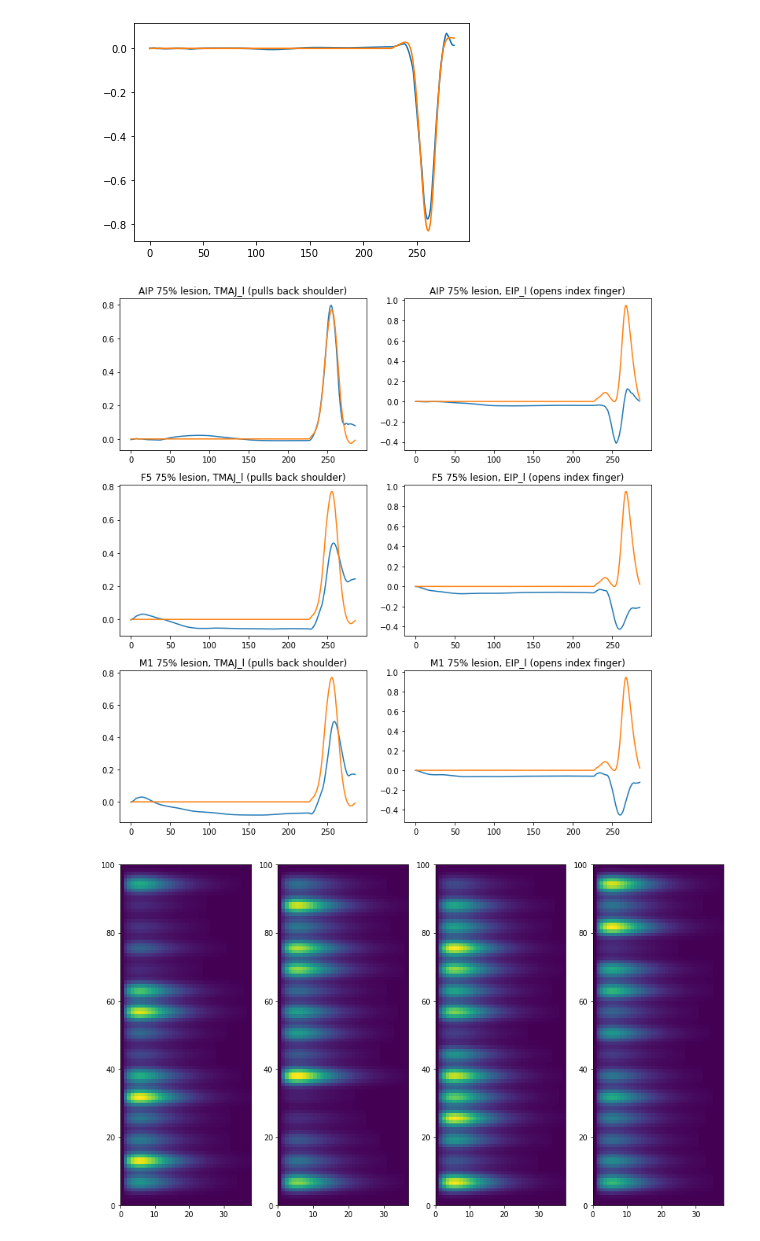
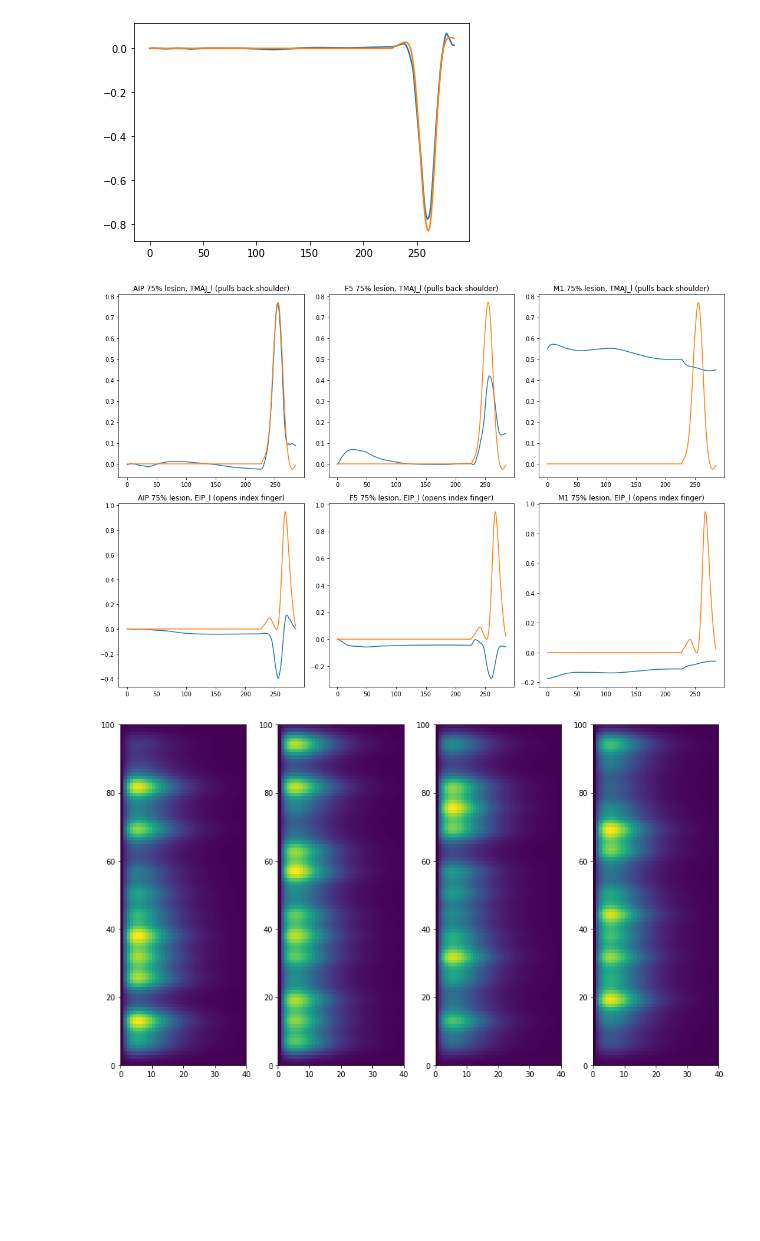
Before and after one commit to mmattb/coproc-poc, a Jupyter notebook: grasp-coproc.ipynb, the cells around one changed output. Saved outputs shown, nothing was run; the diff lists cells and outputs as text; code cells hidden in the pictures; blank space fills up the shorter version.

```diff
--- a/grasp-coproc.ipynb
+++ b/grasp-coproc.ipynb
@@ -98,7 +102,7 @@ plt.show()
 # %% [output]
 [figure]
 # %%
-fig,axs = plt.subplots(3,2, figsize=(10,10))
+fig,axs = plt.subplots(2,3, figsize=(15,10))
 import lesion
 
 # Now apply some lesions
@@ -108,80 +112,77 @@ rnn.set_lesion(lesion_instance)
 
 rnn.reset_hidden()
 pred_out = rnn.unroll(example_in)
 axs[0,0].plot(pred_out[0,:,7].detach().numpy())
 axs[0,0].plot(example_out[7,:])
 axs[0,0].set_title("AIP 75% lesion, TMAJ_l (pulls back shoulder)")
-axs[0,1].plot(pred_out[0,:,45].detach().numpy())
-axs[0,1].plot(example_out[45,:])
-axs[0,1].set_title("AIP 75% lesion, EIP_l (opens index finger)")
+axs[1,0].plot(pred_out[0,:,45].detach().numpy())
+axs[1,0].plot(example_out[45,:])
+axs[1,0].set_title("AIP 75% lesion, EIP_l (opens index finger)")
 
 
 # F5
 rnn.reset_hidden()
 lesion_instance = lesion.LesionOutputs(100, 'F5', 0.75)
 rnn.set_lesion(lesion_instance)
 
 # Graph same curve as above
 pred_out = rnn.unroll(example_in)
-axs[1,0].plot(pred_out[0,:,7].detach().numpy())
-axs[1,0].plot(example_out[7,:])
-axs[1,0].set_title("F5 75% lesion, TMAJ_l (pulls back shoulder)")
+axs[0,1].plot(pred_out[0,:,7].detach().numpy())
+axs[0,1].plot(example_out[7,:])
+axs[0,1].set_title("F5 75% lesion, TMAJ_l (pulls back shoulder)")
 axs[1,1].plot(pred_out[0,:,45].detach().numpy())
 axs[1,1].plot(example_out[45,:])
 axs[1,1].set_title("F5 75% lesion, EIP_l (opens index finger)")
 
 
 # M1
 rnn.reset_hidden()
-lesion_instance = lesion.LesionOutputs(100, 'F5', 0.75)
+lesion_instance = lesion.LesionOutputs(100, 'M1', 0.75)
 rnn.set_lesion(lesion_instance)
 
 # Graph same curve as above
 pred_out = rnn.unroll(example_in)
-axs[2,0].plot(pred_out[0,:,7].detach().numpy())
-axs[2,0].plot(example_out[7,:])
-axs[2,0].set_title("M1 75% lesion, TMAJ_l (pulls back shoulder)")
-axs[2,1].plot(pred_out[0,:,45].detach().numpy())
-axs[2,1].plot(example_out[45,:])
-axs[2,1].set_title("M1 75% lesion, EIP_l (opens index finger)")
+axs[0,2].plot(pred_out[0,:,7].detach().numpy())
+axs[0,2].plot(example_out[7,:])
+axs[0,2].set_title("M1 75% lesion, TMAJ_l (pulls back shoulder)")
+axs[1,2].plot(pred_out[0,:,45].detach().numpy())
+axs[1,2].plot(example_out[45,:])
+axs[1,2].set_title("M1 75% lesion, EIP_l (opens index finger)")
 
 fig.tight_layout()
 plt.show()
 # %% [output]
-[figure, old version]
+[figure, new version]
 # %%
 # Stimulation
 import utils
+import stim
 
 num_stim_electrodes = 15
 fig,axs = plt.subplots(1,4, figsize=(12,7))
-norm = scipy.stats.norm(0, 1.7)
 
-for gidx in range(4):
-    a = []
-    for _ in range(num_stim_electrodes):
-        a.append(utils.alpha(random.uniform(0.5,7.0), thresh=1e-1))
-    steps = max([aa.shape[0] for aa in a])
+stimulus = stim.StimulusGaussian(num_stim_electrodes, 100)
+stimulus.reset(batch_size=4)
+params = np.array([random.uniform(0.5, 7.0) for _ in range(4 * num_stim_electrodes)]).reshape(
+    4, -1)
+stimulus.add(params)
 
-    stims = np.zeros((100,steps))
+stims = [np.zeros((100, 40)) for _ in range(4)]
+s = stimulus.get_next()
+tidx = 0
+while torch.sum(s) > 0.0 or tidx <= 1:
+    for bidx in range(4):
+        stims[bidx][:, tidx] = s[bidx,:100]
+    s = stimulus.get_next()
+    tidx += 1
 
-    g = utils.array_weights(100, num_stim_electrodes, distance_func=norm.pdf)
-
-    # 1d spatial dimension x time
-    for tidx in range(steps):
-        # (num_stim_electrodes,)
-        w = np.zeros((num_stim_electrodes,))
-        for sidx, c in enumerate(a):
-            if tidx < len(c):
-                w[sidx] = c[tidx]
-        stims[:,tidx] = w @ g
-
-    axs[gidx].pcolormesh(stims)
+for bidx in range(4):
+    axs[bidx].pcolormesh(stims[bidx][:,:])
 
 fig.tight_layout()
 plt.show()
 # %% [output]
-[figure, old version]
+[figure, new version]
 # %%
 num_stim_electrodes = 15
 
```
Also changed, not shown: parts of 8 cells of this notebook, 12 other files.
